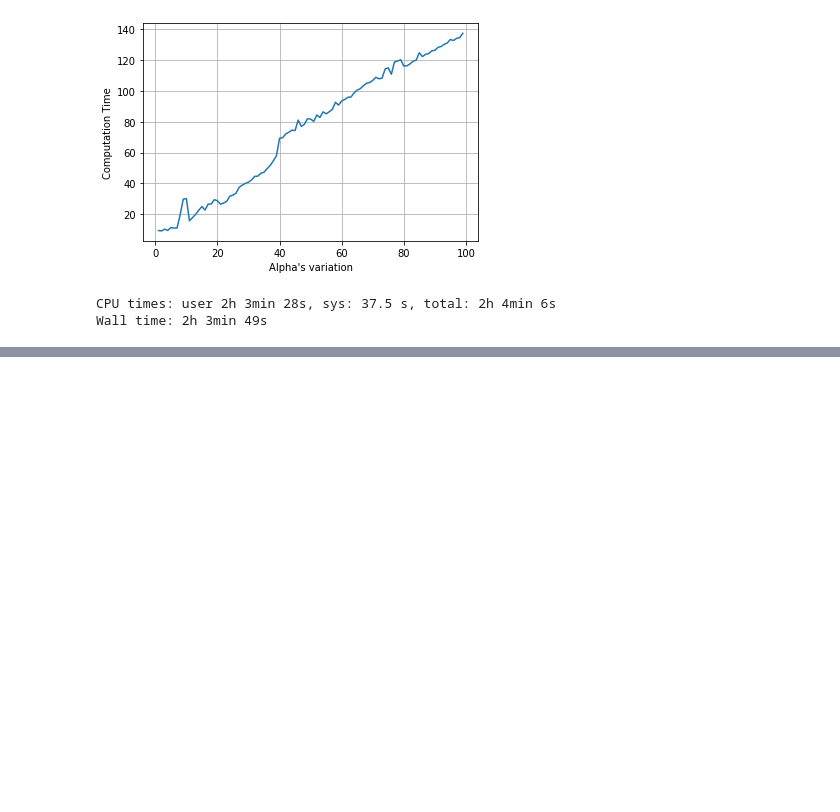
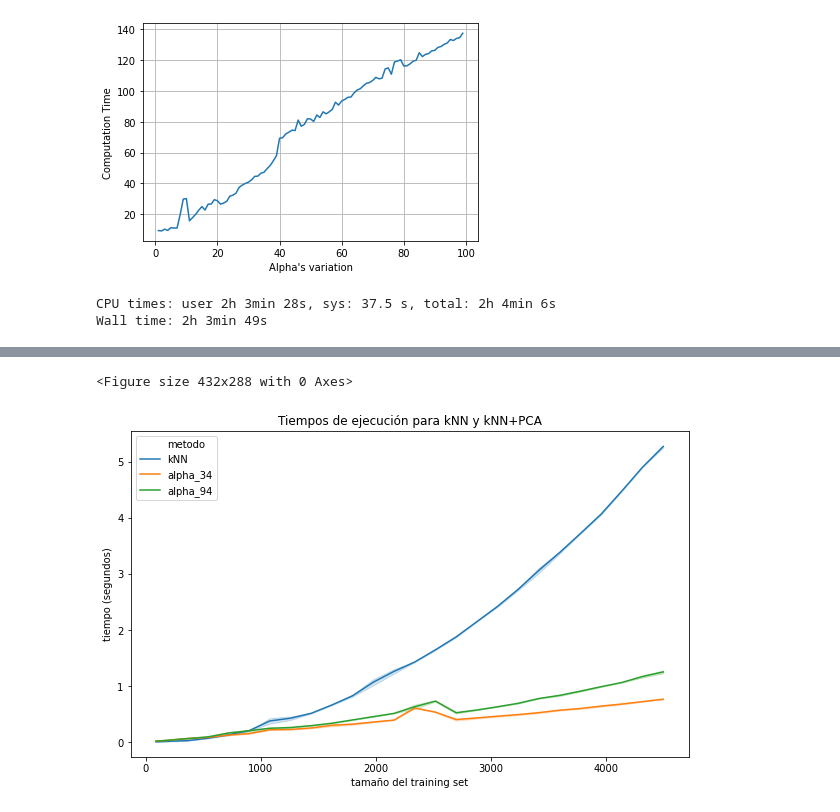
Before and after one commit to davidvenegasr/MetNum, a Jupyter notebook: tp2/notebooks/Experimentacion.ipynb, the cells around one changed output, grey strips where cells are left out. Cells and saved outputs as stored; diff of their text form; code cells hidden in the pictures; blank space fills up the shorter version.

Commit message:
Experimento 4 y 6 en prueba

```diff
--- a/tp2/notebooks/Experimentacion.ipynb
+++ b/tp2/notebooks/Experimentacion.ipynb
@@ -362,0 +523,32 @@ Wall time: 2h 3min 49s
+# %%
+#Como los tiempos ya fueron calculados en el experimento 4
+#Solo se tiene que hacer el analisis de los datos de kNN vs kNN+PCA
+
+# Levanto los csv del exp4
+df_tiempos_kNN = pd.read_csv('Exp4/resultado_exp4_kNN.csv')
+df_tiempos_kNN_PCA = pd.read_csv('Exp4/resultado_exp4_kNN-PCA.csv')
+
+# Agrego una nueva columna en el dataframe de kNN con el nombre del metodo
+df_tiempos_kNN.insert(0, "metodo", "kNN")
+# Renombro la columna de alphas por columna "metodo"
+df_tiempos_kNN_PCA.rename(columns={'alpha': 'metodo'}, inplace=True)
+
+# Uno los dataframes
+list_dfs = [df_tiempos_kNN, df_tiempos_kNN_PCA]
+df_tiempos = pd.concat(list_dfs, axis=0, ignore_index=True)
+# %%
+plt.figure()
+plt.figure(figsize=(10,6))
+gr = sns.lineplot(x = "tamaño", y = 'tiempo', data = df_tiempos, hue = "metodo")
+
+gr.set_title("Tiempos de ejecución para kNN y kNN+PCA")
+gr.set_ylabel("tiempo (segundos)")
+gr.set_xlabel("tamaño del training set")
+
+fig = gr.get_figure()
+name = "exp6_tiempos"
+
+fig.savefig(f"Exp6/{name}.png")
+# %% [output]
+<Figure size 432x288 with 0 Axes>
+[figure, added]
```
Also changed, not shown: parts of 13 cells of this notebook, 5 other files.
